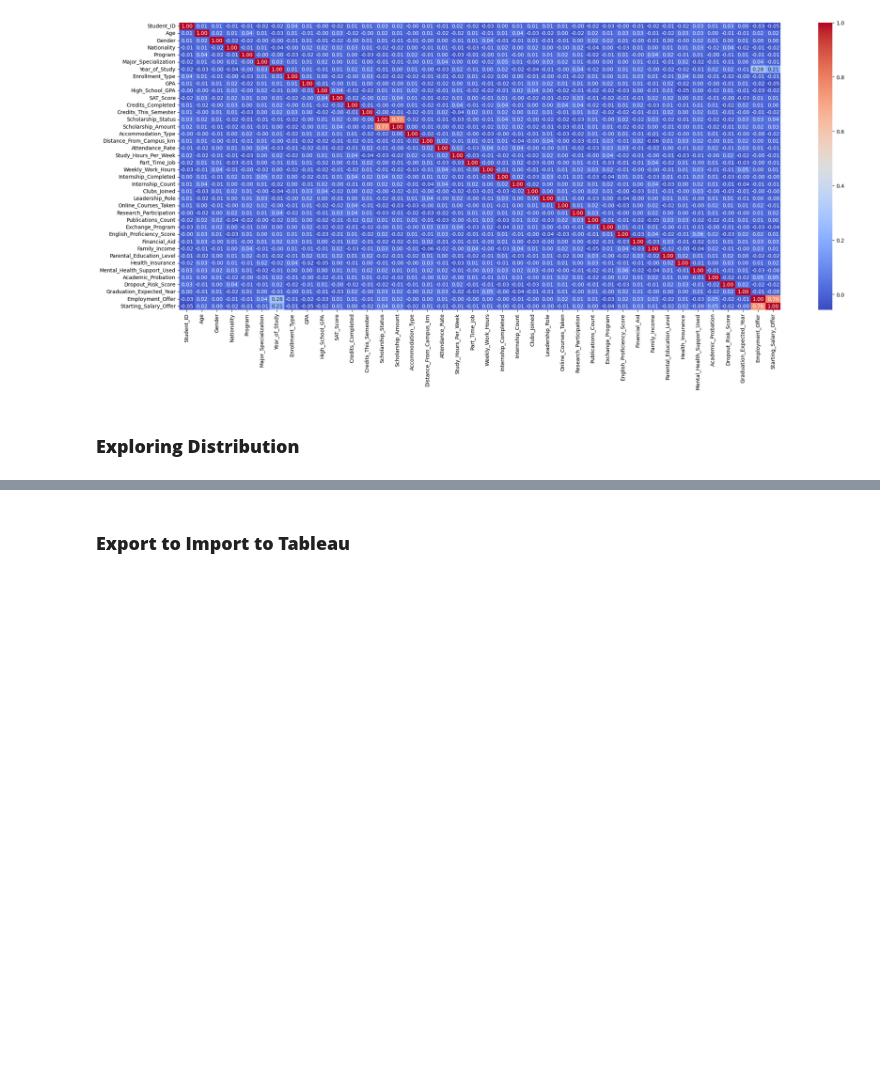
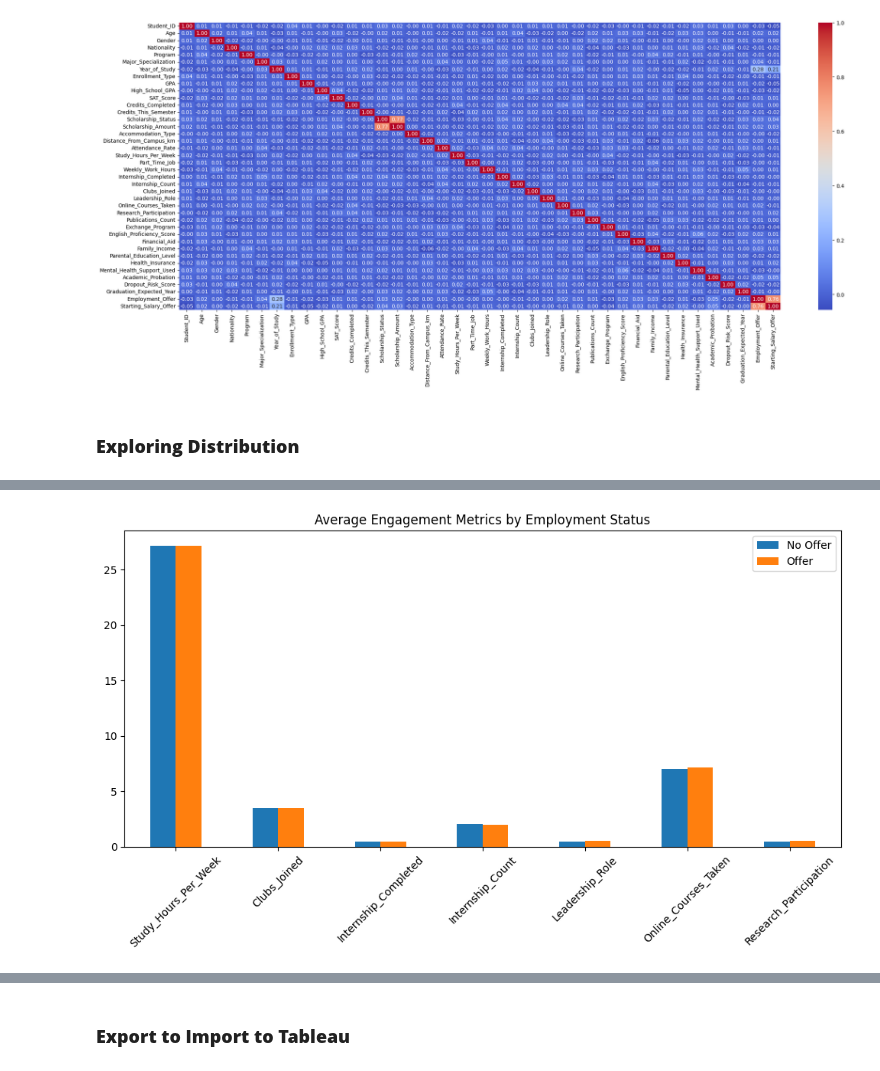
Before and after one commit to linabenna/student-dashboard-eda, a Jupyter notebook: student-eda.ipynb, the cells around one changed output, grey strips where cells are left out. Saved outputs shown, nothing was run; the diff lists cells and outputs as text; code cells hidden in the pictures; blank space fills up the shorter version.

```diff
--- a/student-eda.ipynb
+++ b/student-eda.ipynb
@@ -181,0 +195,11 @@ sns.heatmap(corr_matrix, annot=True, cmap='coolwarm', fmt=".2f")
+# %%
+# we will group all features related to student engagement together
+engagement_features = [
+    "Study_Hours_Per_Week",
+    "Clubs_Joined",
+    "Internship_Completed",
+    "Internship_Count",
+    "Leadership_Role",
+    "Online_Courses_Taken",
+    "Research_Participation"
+]
@@ -181,0 +231,12 @@ sns.heatmap(corr_matrix, annot=True, cmap='coolwarm', fmt=".2f")
+# %%
+# how does student engagement impact employability?
+employment_group = df.groupby("Employment_Offer")[engagement_features].mean().T
+
+employment_group.plot(kind="bar", figsize=(10,6))
+plt.title("Average Engagement Metrics by Employment Status")
+plt.xticks(rotation=45)
+plt.legend(["No Offer", "Offer"])
+plt.tight_layout()
+plt.show()
+# %% [output]
+[figure, added]
```
Also changed, not shown: parts of 4 cells of this notebook.
